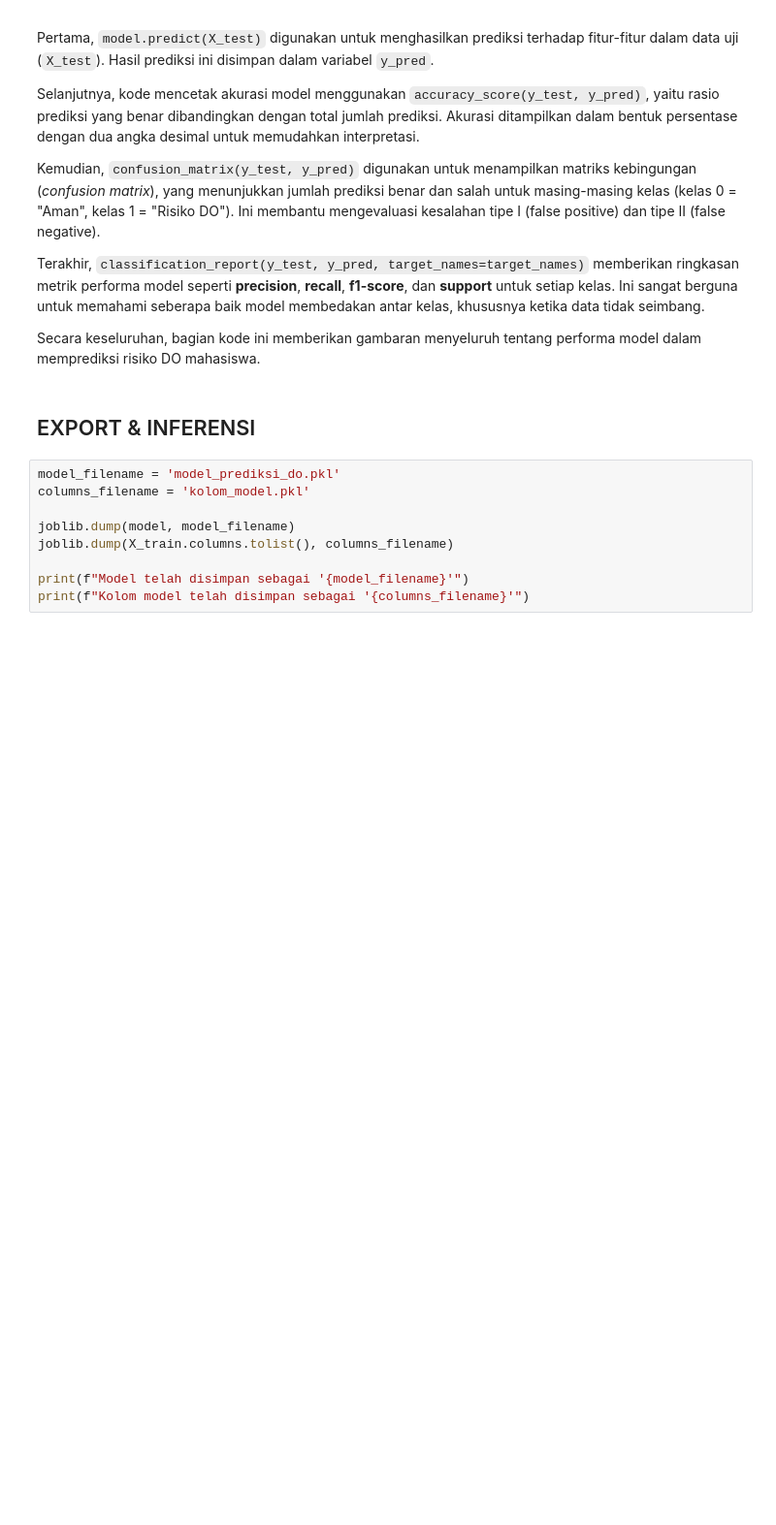
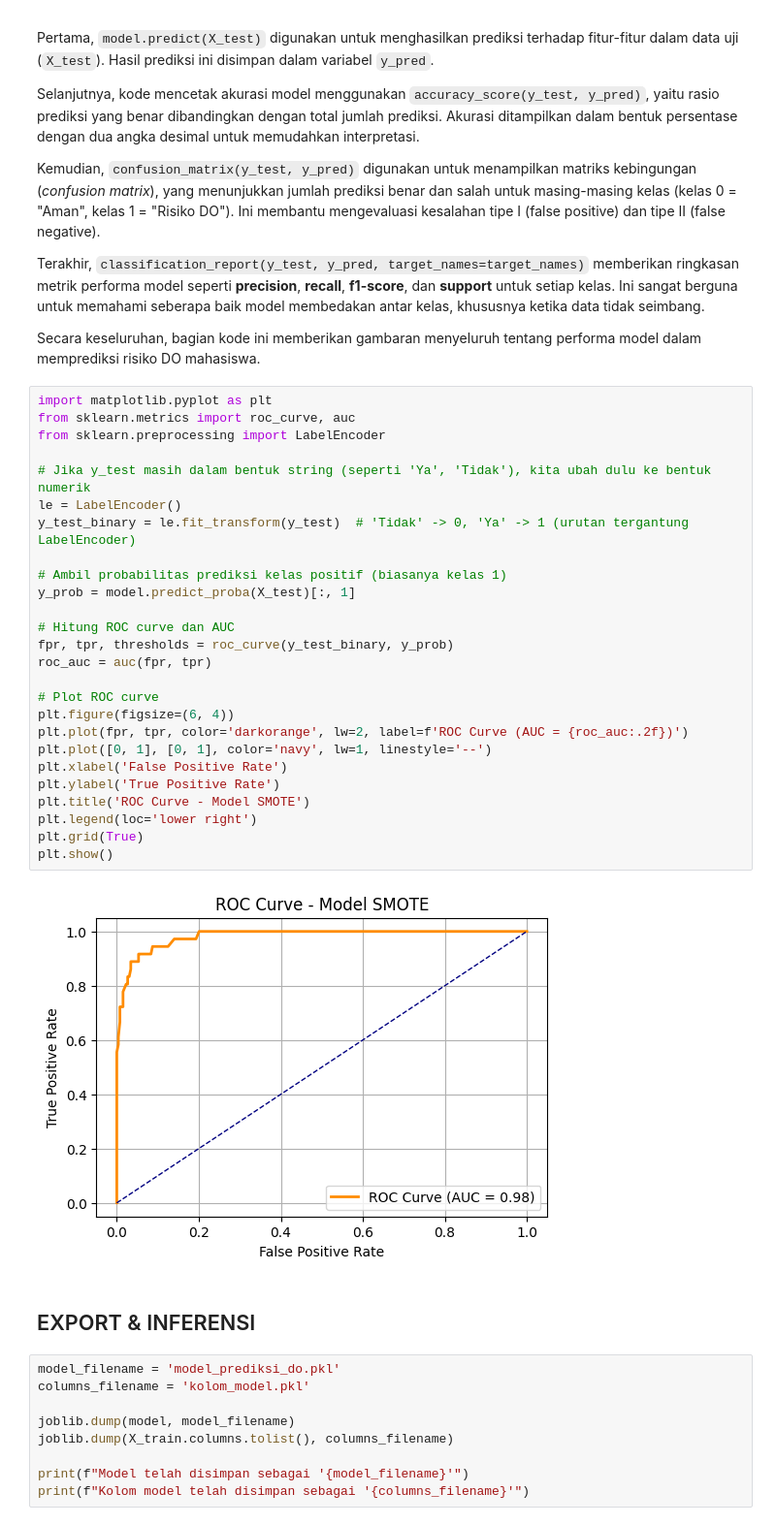
Before and after one commit to FebriArdiansyah27/model-prediksi-do-mahasiswa, a Jupyter notebook: model/UAS_Data_Mining_kelompok_13.ipynb, the cells around one changed output. Shown at 97% size. Cells and saved outputs as stored; diff of their text form; blank space fills up the shorter version.

```diff
--- a/model/UAS_Data_Mining_kelompok_13.ipynb
+++ b/model/UAS_Data_Mining_kelompok_13.ipynb
@@ -286,6 +301,34 @@ Kemudian, `confusion_matrix(y_test, y_pred)` digunakan untuk menampilkan matriks
 Terakhir, `classification_report(y_test, y_pred, target_names=target_names)` memberikan ringkasan metrik performa model seperti **precision**, **recall**, **f1-score**, dan **support** untuk setiap kelas. Ini sangat berguna untuk memahami seberapa baik model membedakan antar kelas, khususnya ketika data tidak seimbang.
 
 Secara keseluruhan, bagian kode ini memberikan gambaran menyeluruh tentang performa model dalam memprediksi risiko DO mahasiswa.
+# %%
+import matplotlib.pyplot as plt
+from sklearn.metrics import roc_curve, auc
+from sklearn.preprocessing import LabelEncoder
+
+# Jika y_test masih dalam bentuk string (seperti 'Ya', 'Tidak'), kita ubah dulu ke bentuk numerik
+le = LabelEncoder()
+y_test_binary = le.fit_transform(y_test)  # 'Tidak' -> 0, 'Ya' -> 1 (urutan tergantung LabelEncoder)
+
+# Ambil probabilitas prediksi kelas positif (biasanya kelas 1)
+y_prob = model.predict_proba(X_test)[:, 1]
+
+# Hitung ROC curve dan AUC
+fpr, tpr, thresholds = roc_curve(y_test_binary, y_prob)
+roc_auc = auc(fpr, tpr)
+
+# Plot ROC curve
+plt.figure(figsize=(6, 4))
+plt.plot(fpr, tpr, color='darkorange', lw=2, label=f'ROC Curve (AUC = {roc_auc:.2f})')
+plt.plot([0, 1], [0, 1], color='navy', lw=1, linestyle='--')
+plt.xlabel('False Positive Rate')
+plt.ylabel('True Positive Rate')
+plt.title('ROC Curve - Model SMOTE')
+plt.legend(loc='lower right')
+plt.grid(True)
+plt.show()
+# %% [output]
+[figure, added]
 # %% [markdown]
 ## EXPORT & INFERENSI
 # %%
```
Also changed, not shown: parts of 13 cells of this notebook.
